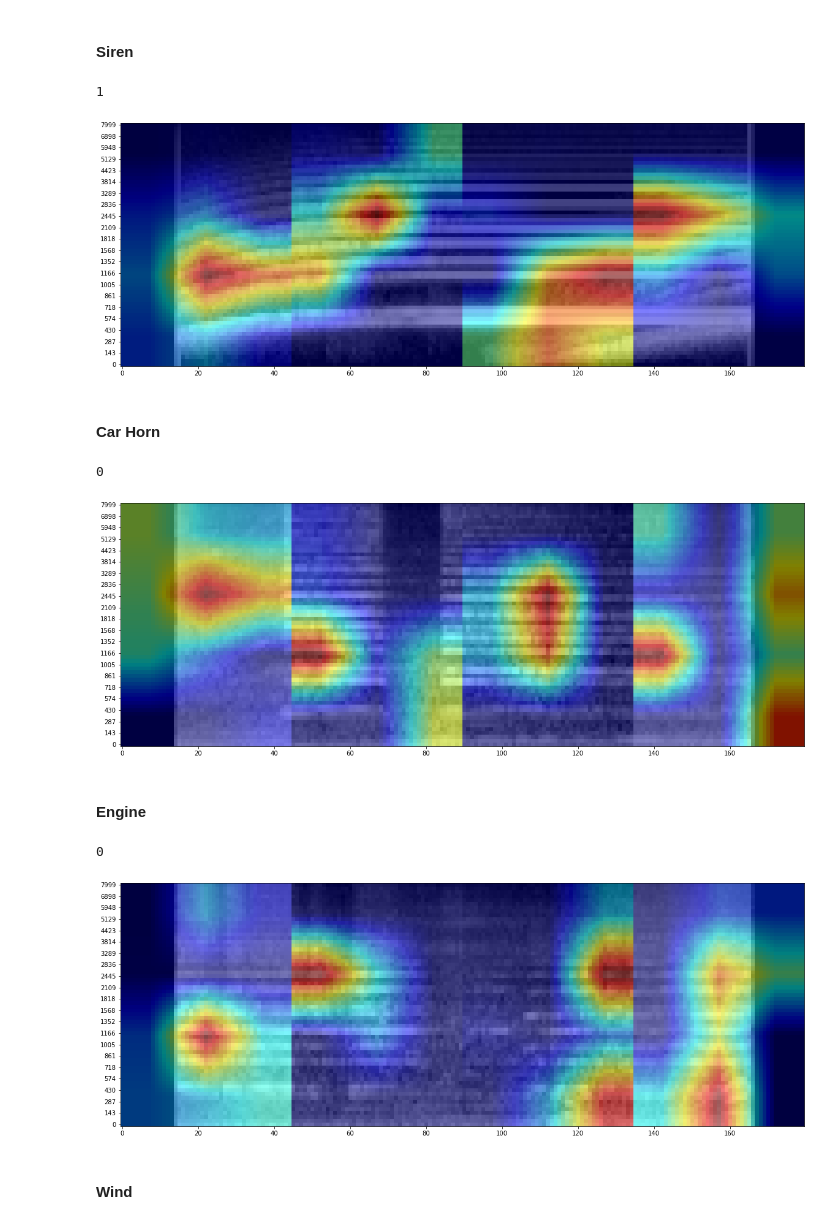
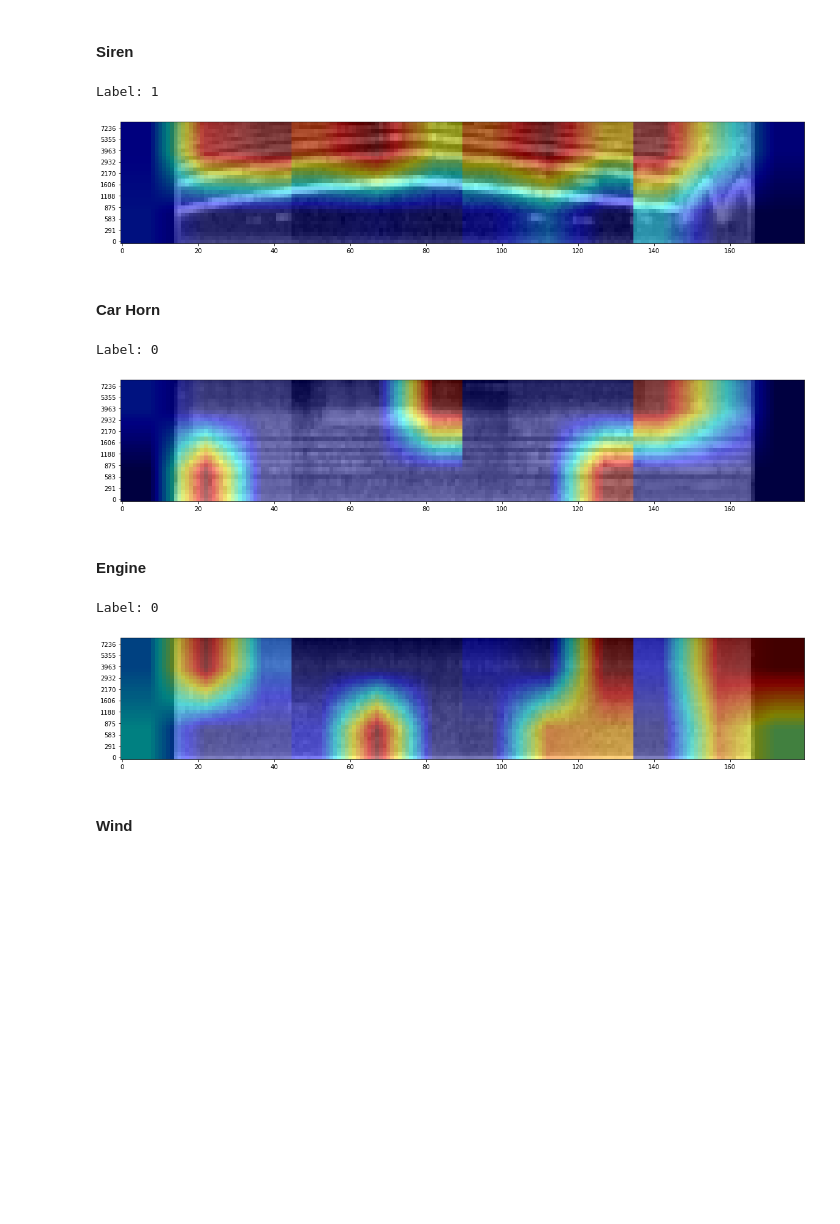
Before and after one commit to davifcs/acoustic_alert_detector, a Jupyter notebook: Explainability.ipynb, the cells around one changed output. Drawn from its saved outputs; the diff is of its cells as text; code cells hidden in the pictures; blank space fills up the shorter version.

```diff
--- a/Explainability.ipynb
+++ b/Explainability.ipynb
@@ -196,6 +196,6 @@ plot_tsne(features, labels, "CNN1D - ESC-50 - 1.5s - 16 kHz")
 # %%
-path = "./runs_all/us8k-conv1d"
-fold = 2
+path = "./trained_models - Copia/us8k/16000-15-conv1d"
+fold = 1
 with open(f"{path}/config.yaml", errors='ignore') as f:
     config = yaml.safe_load(f)
 
@@ -203,5 +203,5 @@ pl_model_esc = load_model(path, config, fold)
 dataloader_esc = load_dataloader(path, config, fold)
 
 features, labels = get_features(pl_model_esc, dataloader_esc)
-plot_tsne(features, labels, "CNN1D - US8K - 1.5s - 16 kHz")
+plot_tsne(features, labels, perplexity=50, learning_rate=20, title="CNN1D - US8K - 1.5s - 16 kHz")
 # %% [output]
@@ -209,7 +209,7 @@ plot_tsne(features, labels, "CNN1D - US8K - 1.5s - 16 kHz")
 # %% [markdown]
 # Grad-CAM
 # %%
-def load_model(path, config, fold, layers_from_end):
+def load_cam_model(path, config, fold, layers_from_end):
     model_path = glob.glob(f"{path}/{config['datasets']['main']}-{fold}/trained_models/*.ckpt")[0]
     if config['model']['type'] == 'ghostnet':
         model = GhostNet.load_from_checkpoint(checkpoint_path=model_path,
@@ -231,13 +231,13 @@ def plot_heatmap(heatmap, mel_to_freq, n_mels, sr):
 # %%
 def plot_signal_and_heatmap(signal, label, model, n_mels, sr):
     label = torch.argmax(label).item()
-    print(label)
+    print(f'Label: {label}')
     res = None
     for i in range(signal.shape[0]):
         signal_ = signal[i].unsqueeze(0)
         grayscale_cam = model(input_tensor=signal_, targets=[ClassifierOutputTarget(label)])
         grayscale_cam = grayscale_cam[0, :]
-        signal_gray = ((signal_ - signal_.min())/(signal_.max()- signal_.min())).reshape(n_mels,45)
+        signal_gray = ((signal_ - signal_.min())/(signal_.max()- signal_.min())).reshape(signal_.shape[2],signal_.shape[3])
         signal_rgb = cv2.cvtColor(signal_gray.numpy(), cv2.COLOR_GRAY2RGB)
         visualization = show_cam_on_image(signal_rgb, grayscale_cam, use_rgb=True)
         if res is None:
@@ -249,11 +249,11 @@ def plot_signal_and_heatmap(signal, label, model, n_mels, sr):
 # %% [markdown]
 ### Exploratory
 # %%
-path = "./trained_models - Copia/esc50/16000-15-mel64"
+path = "./trained_models - Copia/esc50/16000-15-mel32"
 with open(f"{path}/config.yaml", errors='ignore') as f:
     config = yaml.safe_load(f)
 
-cam_model = load_model(path, config, fold=1, layers_from_end=-4)
+cam_model = load_cam_model(path, config, fold=2, layers_from_end=-4)
 dataloader_esc = load_dataloader(path, config, fold=1)
 iterator = iter(dataloader_esc)
 # %% [markdown]
@@ -262,24 +262,24 @@ iterator = iter(dataloader_esc)
 signal, label = next(iterator)
 plot_signal_and_heatmap(signal, label, cam_model, 64, 16000)
 # %% [output]
-1
+Label: 1
-[figure, old version]
+[figure, new version]
 # %% [markdown]
 #### Car Horn
 # %%
 signal, label = next(iterator)
-plot_signal_and_heatmap(signal, label, cam_model, 64, 16000)
+plot_signal_and_heatmap(signal, label, cam_model, 32, 16000)
 # %% [output]
-0
+Label: 0
-[figure, old version]
+[figure, new version]
 # %% [markdown]
 #### Engine
 # %%
 signal, label = next(iterator)
-plot_signal_and_heatmap(signal, label, cam_model, 64, 16000)
+plot_signal_and_heatmap(signal, label, cam_model, 32, 16000)
 # %% [output]
-0
+Label: 0
-[figure, old version]
+[figure, new version]
 # %% [markdown]
 #### Wind
 # %%
```
Also changed, not shown: parts of 38 cells of this notebook.
